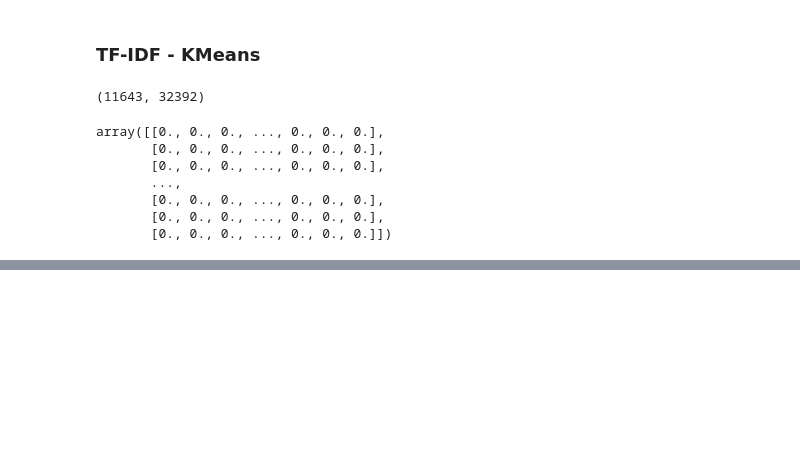
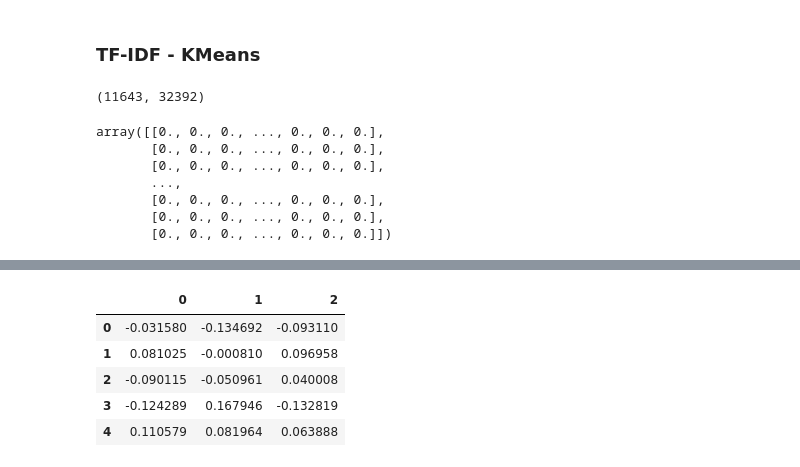
Before and after one commit to keith12345/Find_me_a_Job, a Jupyter notebook: Using_all_data/03_KMeans.ipynb, the cells around one changed output, grey strips where cells are left out. Saved outputs shown, nothing was run; the diff lists cells and outputs as text; code cells hidden in the pictures; blank space fills up the shorter version.

```diff
--- a/Using_all_data/03_KMeans.ipynb
+++ b/Using_all_data/03_KMeans.ipynb
@@ -40,0 +58,13 @@ array([[0., 0., 0., ..., 0., 0., 0.],
+# %%
+pca = PCA(n_components=6000)
+pca.fit(tf_idf_df)
+tf_idf_df = pd.DataFrame(pca.transform(tf_idf_df))
+# %%
+tf_idf_df.head()
+# %% [output]
+|  | 0 | 1 | 2 |
+| 0 | -0.031580 | -0.134692 | -0.093110 |
+| 1 | 0.081025 | -0.000810 | 0.096958 |
+| 2 | -0.090115 | -0.050961 | 0.040008 |
+| 3 | -0.124289 | 0.167946 | -0.132819 |
+| 4 | 0.110579 | 0.081964 | 0.063888 |
```
Also changed, not shown: parts of 21 cells of this notebook, 4 other files.
